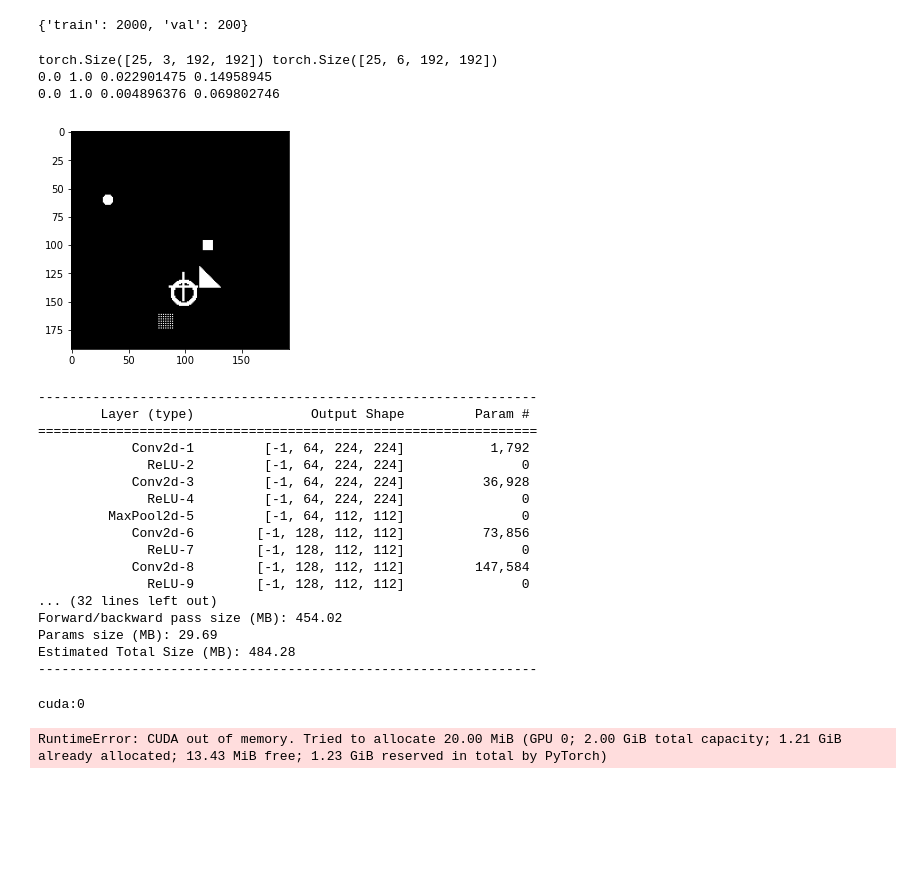
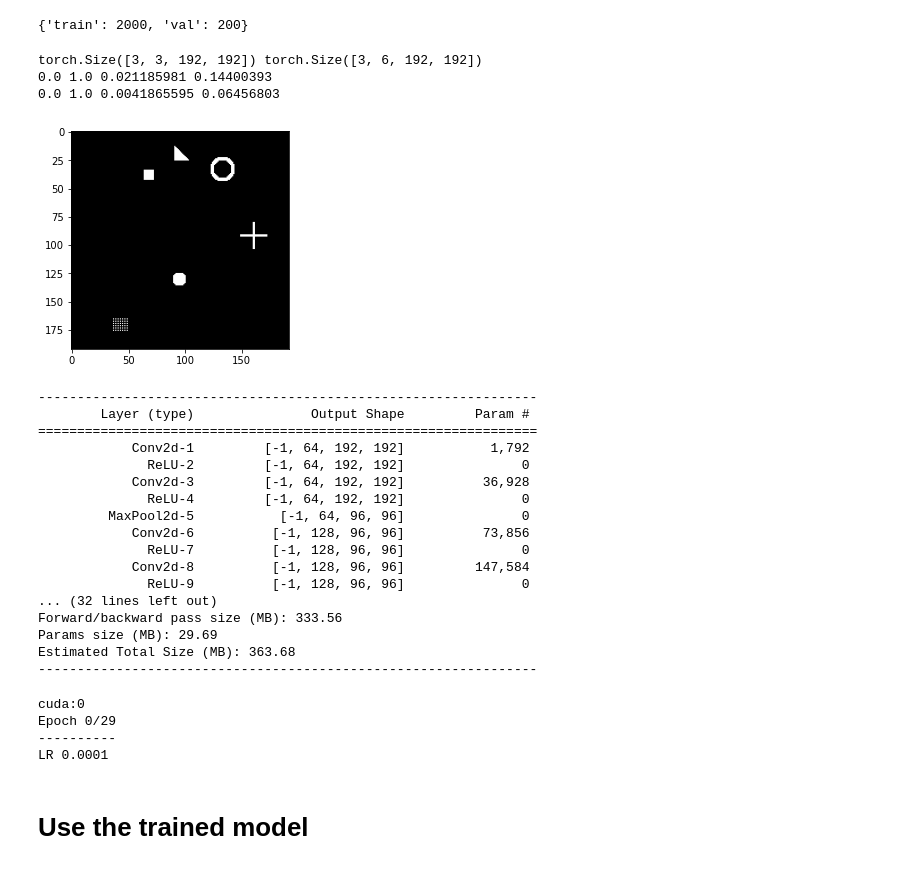
Before and after one commit to Ratherman/AI, a Jupyter notebook: DeepLearning/HW7/pytorch_unet.ipynb, the cells around one changed output. Drawn from its saved outputs; the diff is of its cells as text; code cells hidden in the pictures; blank space fills up the shorter version.

```diff
--- a/DeepLearning/HW7/pytorch_unet.ipynb
+++ b/DeepLearning/HW7/pytorch_unet.ipynb
@@ -64,7 +65,8 @@ image_datasets = {
     "val": val_set
 }
 
-batch_size = 25
+# Use 20 for pc
+batch_size = 3
 
 dataloaders = {
     "train": DataLoader(train_set, batch_size = batch_size, shuffle = True, num_workers = 0),
@@ -81,27 +83,27 @@ dataset_sizes
 # %%
 import torchvision.utils
 
 def reverse_transform(inp):
     inp = inp.numpy().transpose((1,2,0))
     inp = np.clip(inp, 0, 1)
     inp = (inp * 255).astype(np.uint8)
     return inp
 
 # Get a batch of training data
 inputs, masks = next(iter(dataloaders["train"]))
 
 print(inputs.shape, masks.shape)
 
 for x in [inputs.numpy(), masks.numpy()]:
     print(x.min(), x.max(), x.mean(), x.std())
 
-plt.imshow(reverse_transform(inputs[3]))
+plt.imshow(reverse_transform(inputs[0]))
 plt.show()
 # %% [output]
-torch.Size([25, 3, 192, 192]) torch.Size([25, 6, 192, 192])
-0.0 1.0 0.022901475 0.14958945
-0.0 1.0 0.004896376 0.069802746
+torch.Size([3, 3, 192, 192]) torch.Size([3, 6, 192, 192])
+0.0 1.0 0.021185981 0.14400393
+0.0 1.0 0.0041865595 0.06456803
-[figure, old version]
+[figure, new version]
 # %%
 from torchsummary import summary
 import torch
@@ -114,24 +116,24 @@ device = torch.device("cuda" if torch.cuda.is_available() else "cpu")
 model = pytorch_unet.UNet(6)
 model = model.to(device)
 
-summary(model, input_size = (3, 224, 224))
+summary(model, input_size = (3, 192, 192))
 # %% [output]
 ----------------------------------------------------------------
         Layer (type)               Output Shape         Param #
 ================================================================
-            Conv2d-1         [-1, 64, 224, 224]           1,792
-              ReLU-2         [-1, 64, 224, 224]               0
-            Conv2d-3         [-1, 64, 224, 224]          36,928
-              ReLU-4         [-1, 64, 224, 224]               0
-         MaxPool2d-5         [-1, 64, 112, 112]               0
-            Conv2d-6        [-1, 128, 112, 112]          73,856
-              ReLU-7        [-1, 128, 112, 112]               0
-            Conv2d-8        [-1, 128, 112, 112]         147,584
-              ReLU-9        [-1, 128, 112, 112]               0
+            Conv2d-1         [-1, 64, 192, 192]           1,792
+              ReLU-2         [-1, 64, 192, 192]               0
+            Conv2d-3         [-1, 64, 192, 192]          36,928
+              ReLU-4         [-1, 64, 192, 192]               0
+         MaxPool2d-5           [-1, 64, 96, 96]               0
+            Conv2d-6          [-1, 128, 96, 96]          73,856
+              ReLU-7          [-1, 128, 96, 96]               0
+            Conv2d-8          [-1, 128, 96, 96]         147,584
+              ReLU-9          [-1, 128, 96, 96]               0
 ... (32 lines left out)
-Forward/backward pass size (MB): 454.02
+Forward/backward pass size (MB): 333.56
 Params size (MB): 29.69
-Estimated Total Size (MB): 484.28
+Estimated Total Size (MB): 363.68
 ----------------------------------------------------------------
 # %%
 from collections import defaultdict
@@ -239,7 +245,11 @@ optimizer_ft = optim.Adam(model.parameters(), lr = 1e-4)
 
 exp_lr_scheduler = lr_scheduler.StepLR(optimizer_ft, step_size = 25, gamma = 0.1)
 
-model = train_model(model, optimizer_ft, exp_lr_scheduler, num_epochs = 40)
+model = train_model(model, optimizer_ft, exp_lr_scheduler, num_epochs = 30)
 # %% [output]
 cuda:0
+Epoch 0/29
+----------
+LR 0.0001
-RuntimeError: CUDA out of memory. Tried to allocate 20.00 MiB (GPU 0; 2.00 GiB total capacity; 1.21 GiB already allocated; 13.43 MiB free; 1.23 GiB reserved in total by PyTorch)
+# %% [markdown]
+# Use the trained model
```
Also changed, not shown: parts of 3 cells of this notebook.
